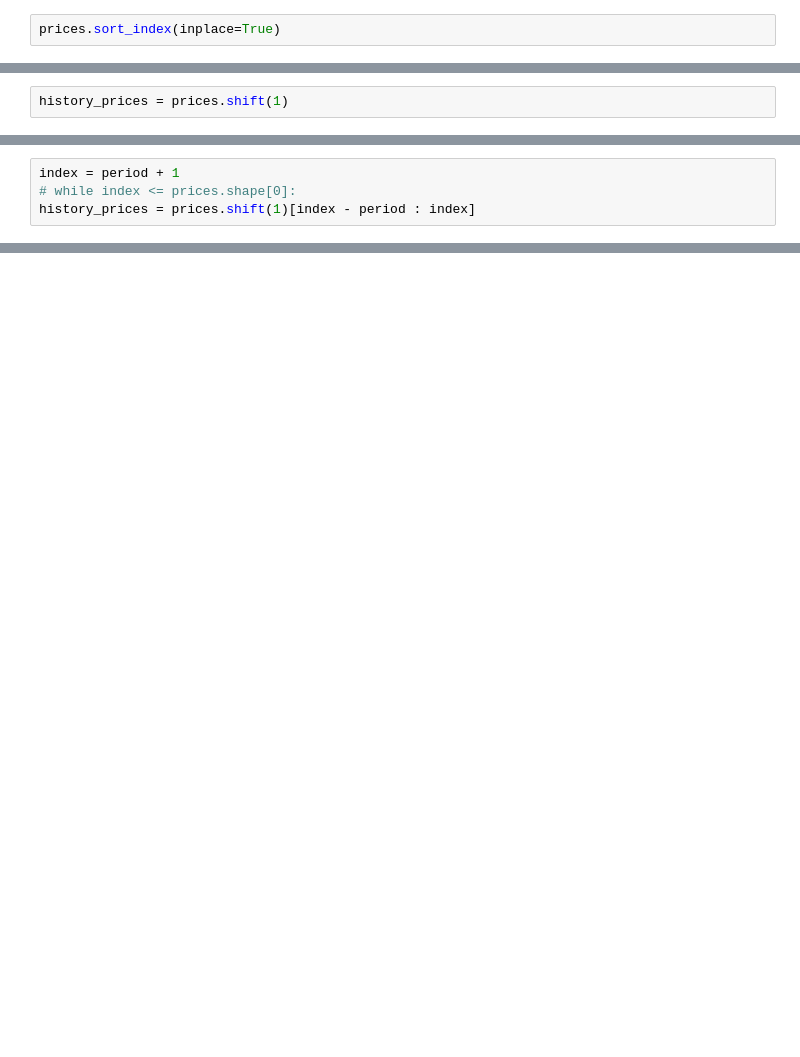
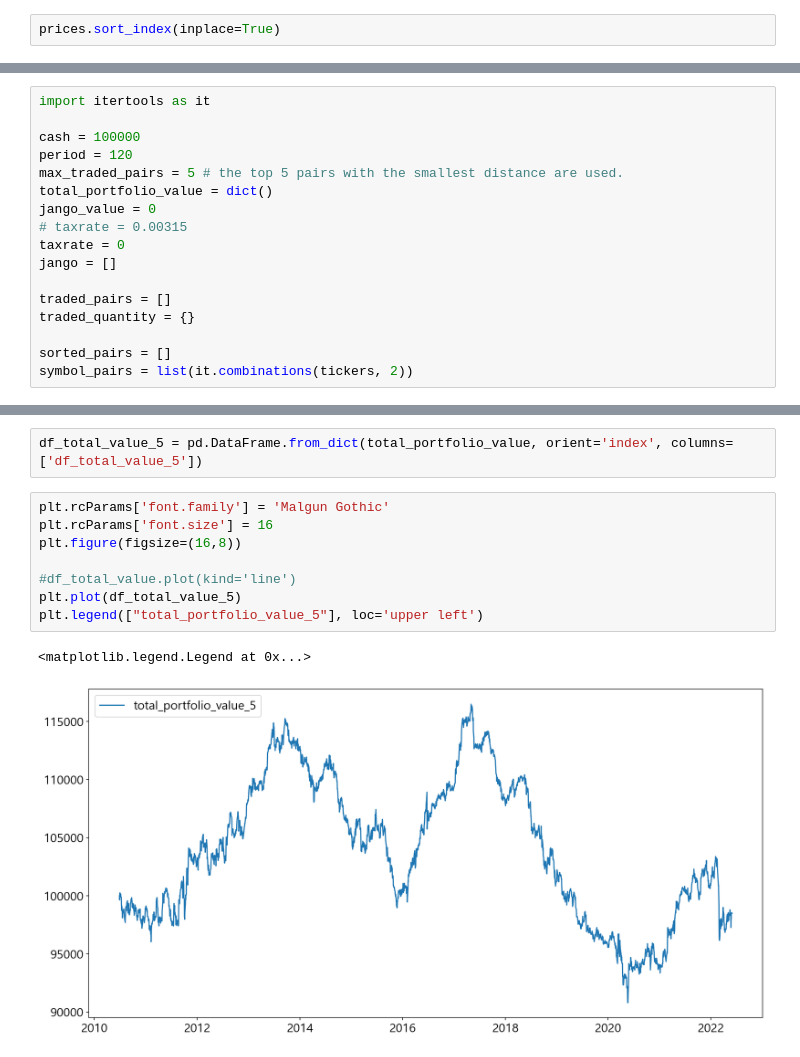
Before and after one commit to byeongchan1/quantpedia, a Jupyter notebook: 55.Pairs Trading with Country ETFs/practice.ipynb, the cells around one changed output, grey strips where cells are left out. Drawn from its saved outputs; the diff is of its cells as text; blank space fills up the shorter version.

```diff
--- a/55.Pairs Trading with Country ETFs/practice.ipynb
+++ b/55.Pairs Trading with Country ETFs/practice.ipynb
@@ -176,2 +93,0 @@ prices.shift(1)
-# %%
-history_prices = prices.shift(1)
@@ -193,4 +93,0 @@ symbol_pairs = list(it.combinations(tickers, 2))
-# %%
-index = period + 1
-# while index <= prices.shape[0]:
-history_prices = prices.shift(1)[index - period : index]
@@ -368,0 +94,17 @@ class account:
+# %%
+import itertools as it
+
+cash = 100000
+period = 120
+max_traded_pairs = 5 # the top 5 pairs with the smallest distance are used.
+total_portfolio_value = dict()
+jango_value = 0
+# taxrate = 0.00315
+taxrate = 0
+jango = []
+
+traded_pairs = []
+traded_quantity = {}
+
+sorted_pairs = []
+symbol_pairs = list(it.combinations(tickers, 2))
@@ -368,0 +260,13 @@ class account:
+# %%
+df_total_value_5 = pd.DataFrame.from_dict(total_portfolio_value, orient='index', columns=['df_total_value_5'])
+# %%
+plt.rcParams['font.family'] = 'Malgun Gothic'
+plt.rcParams['font.size'] = 16
+plt.figure(figsize=(16,8))
+
+#df_total_value.plot(kind='line')
+plt.plot(df_total_value_5)
+plt.legend(["total_portfolio_value_5"], loc='upper left')
+# %% [output]
+<matplotlib.legend.Legend at 0x...>
+[figure, added]
```
Also changed, not shown: parts of 40 cells of this notebook, 1 other file.
